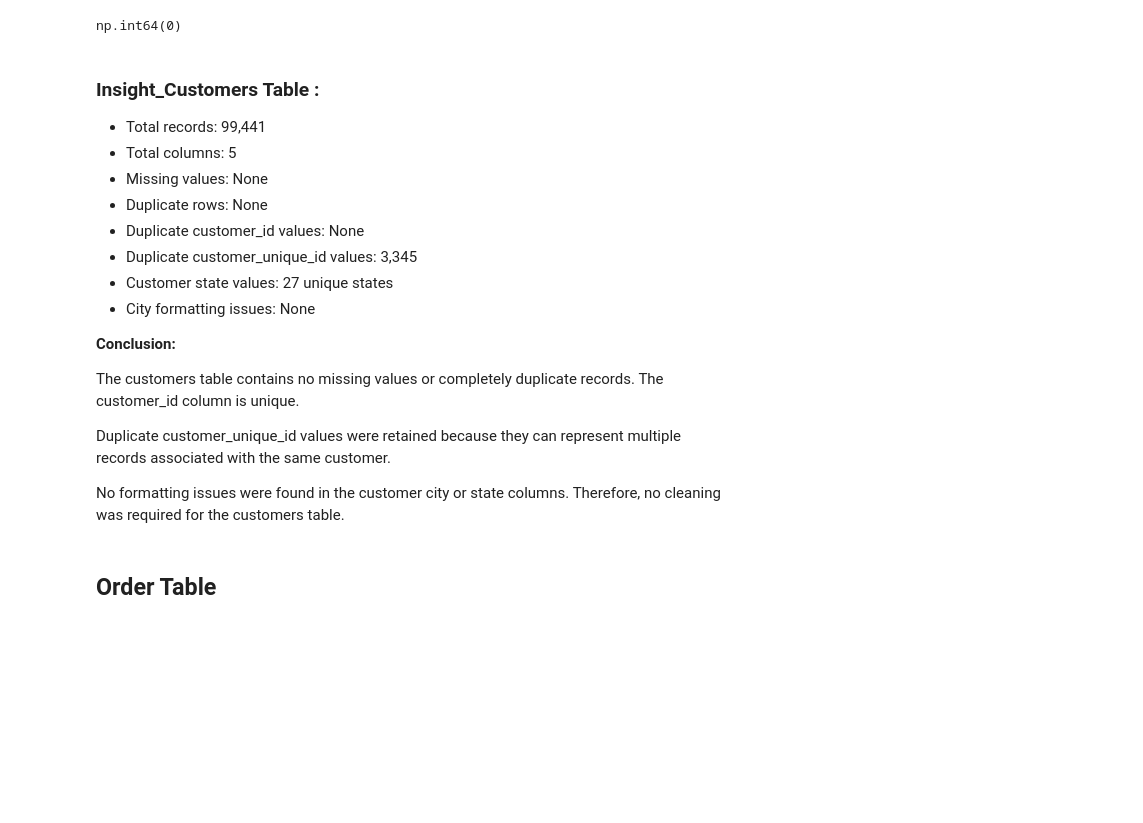
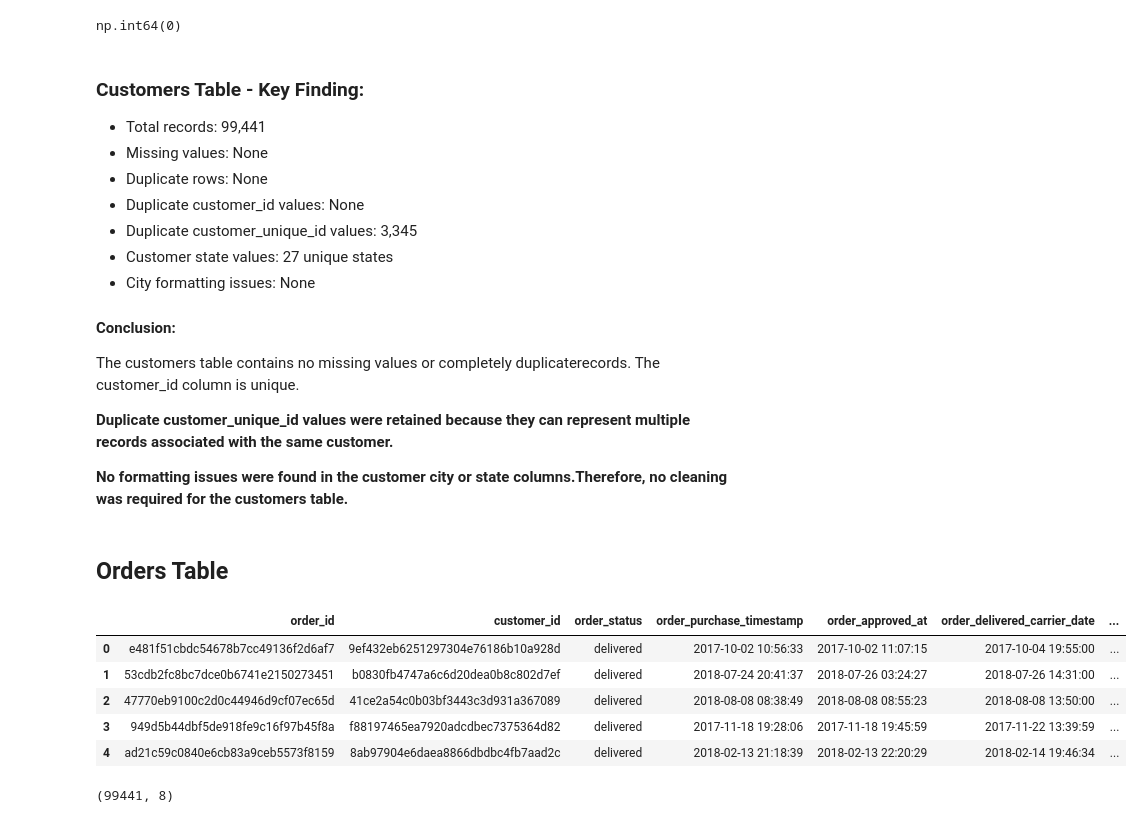
Before and after one commit to OutlierAashi-labs/Olist360-Business-Growth-Performance-Analytics, a Jupyter notebook: Olist360_Business-Growth-Performance-Analytics.ipynb, the cells around one changed output. Saved outputs shown, nothing was run; the diff lists cells and outputs as text; code cells hidden in the pictures; blank space fills up the shorter version.

```diff
--- a/Olist360_Business-Growth-Performance-Analytics.ipynb
+++ b/Olist360_Business-Growth-Performance-Analytics.ipynb
@@ -204,10 +204,9 @@ np.int64(0)
 # %% [output]
 np.int64(0)
 # %% [markdown]
-### Insight_Customers Table :
+### Customers Table - Key Finding:
 
 - Total records: 99,441
-- Total columns: 5
 - Missing values: None
 - Duplicate rows: None
 - Duplicate customer_id values: None
@@ -215,15 +214,26 @@ np.int64(0)
 - Customer state values: 27 unique states
 - City formatting issues: None
 
-**Conclusion:**
+#### Conclusion:
 
-The customers table contains no missing values or completely duplicate
-records. The customer_id column is unique.
+The customers table contains no missing values or completely duplicaterecords. The customer_id column is unique.
 
-Duplicate customer_unique_id values were retained because they can
-represent multiple records associated with the same customer.
 
-No formatting issues were found in the customer city or state columns.
-Therefore, no cleaning was required for the customers table.
+**Duplicate customer_unique_id values were retained because they can represent multiple records associated with the same customer.**
+
+**No formatting issues were found in the customer city or state columns.Therefore, no cleaning was required for the customers table.**
 # %% [markdown]
-## Order Table
+## Orders Table
+# %%
+df_orders.head()
+# %% [output]
+|  | order_id | customer_id | order_status | order_purchase_timestamp | order_approved_at | order_delivered_carrier_date | ... |
+| 0 | e481f51cbdc54678b7cc49136f2d6af7 | 9ef432eb6251297304e76186b10a928d | delivered | 2017-10-02 10:56:33 | 2017-10-02 11:07:15 | 2017-10-04 19:55:00 | ... |
+| 1 | 53cdb2fc8bc7dce0b6741e2150273451 | b0830fb4747a6c6d20dea0b8c802d7ef | delivered | 2018-07-24 20:41:37 | 2018-07-26 03:24:27 | 2018-07-26 14:31:00 | ... |
+| 2 | 47770eb9100c2d0c44946d9cf07ec65d | 41ce2a54c0b03bf3443c3d931a367089 | delivered | 2018-08-08 08:38:49 | 2018-08-08 08:55:23 | 2018-08-08 13:50:00 | ... |
+| 3 | 949d5b44dbf5de918fe9c16f97b45f8a | f88197465ea7920adcdbec7375364d82 | delivered | 2017-11-18 19:28:06 | 2017-11-18 19:45:59 | 2017-11-22 13:39:59 | ... |
+| 4 | ad21c59c0840e6cb83a9ceb5573f8159 | 8ab97904e6daea8866dbdbc4fb7aad2c | delivered | 2018-02-13 21:18:39 | 2018-02-13 22:20:29 | 2018-02-14 19:46:34 | ... |
+# %%
+df_orders.shape
+# %% [output]
+(99441, 8)
```
Also changed, not shown: parts of 14 cells of this notebook.
